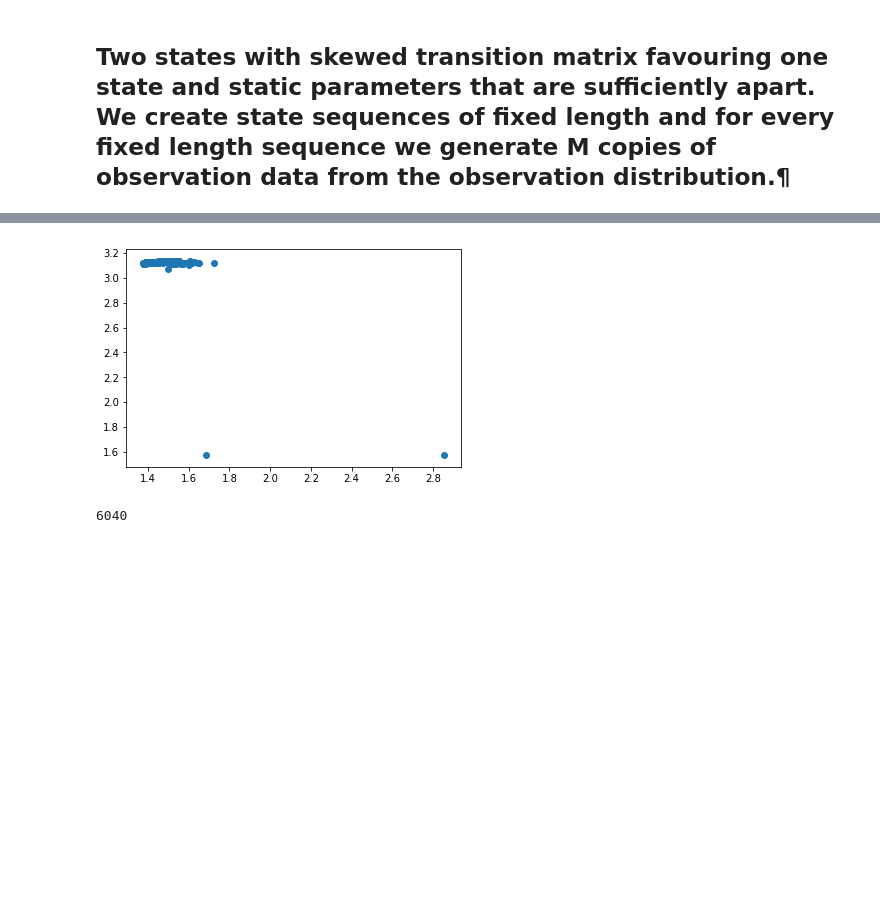
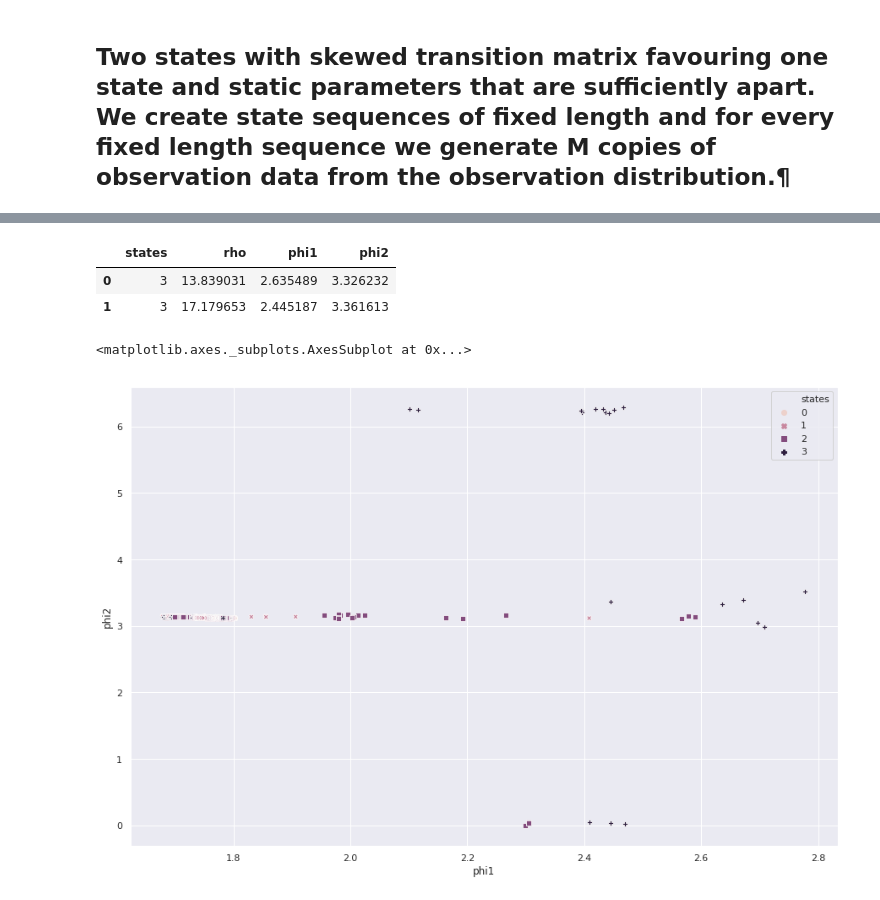
Before and after one commit to andreas-koukorinis/PaperCode, a Jupyter notebook: aknotebooks/analysing the fisher score.ipynb, the cells around one changed output, grey strips where cells are left out. Saved outputs shown, nothing was run; the diff lists cells and outputs as text; code cells hidden in the pictures; blank space fills up the shorter version.

```diff
--- a/aknotebooks/analysing the fisher score.ipynb
+++ b/aknotebooks/analysing the fisher score.ipynb
@@ -172,8 +87,0 @@ phi_2=pd.DataFrame(fischer_polar[k]).iloc[:,2].values
-# %%
-# fig = plt.figure()
-# ax = fig.add_subplot(111, projection='2d')
-#shape: copies x sequence x number of inputs
-plt.scatter(phi_1, phi_2)
-plt.show()
-# %% [output]
-[figure, removed]
@@ -185,4 +88,12 @@ df_fischer_state1= df_fischer[df_fischer['states'] == 1]
-# %%
-df_fischer_state0.shape[0]
-# %% [output]
-6040
+# %%
+df_fischer_4=pd.DataFrame()
+df_fischer_4['states']=states_4
+df_fischer_4['rho'] = pd.DataFrame(fisher_4s[i])[j].values
+df_fischer_4['phi1'] = pd.DataFrame(fisher_4s[i])[j+1].values
+df_fischer_4['phi2'] = pd.DataFrame(fisher_4s[i])[j+2].values
+# %%
+df_fischer_4.head(2)
+# %% [output]
+|  | states | rho | phi1 | phi2 |
+| 0 | 3 | 13.839031 | 2.635489 | 3.326232 |
+| 1 | 3 | 17.179653 | 2.445187 | 3.361613 |
@@ -188,0 +107,8 @@ df_fischer_state0.shape[0]
+# %%
+plt.figure(figsize=(15,10))
+sns.set()
+import matplotlib.pyplot as plt
+sns.scatterplot(x="phi1", y="phi2", hue="states",style="states",data=df_fischer_4)
+# %% [output]
+<matplotlib.axes._subplots.AxesSubplot at 0x...>
+[figure, added]
```
Also changed, not shown: parts of 27 cells of this notebook, 7 other files.
